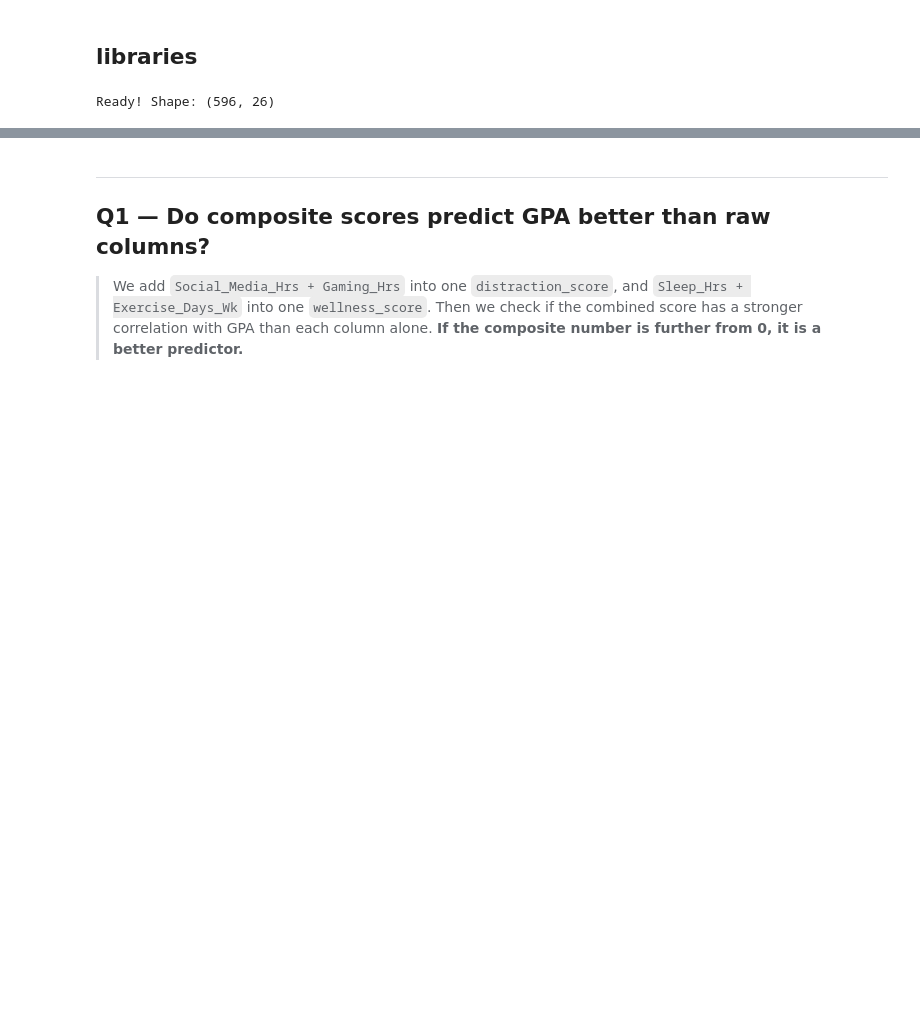
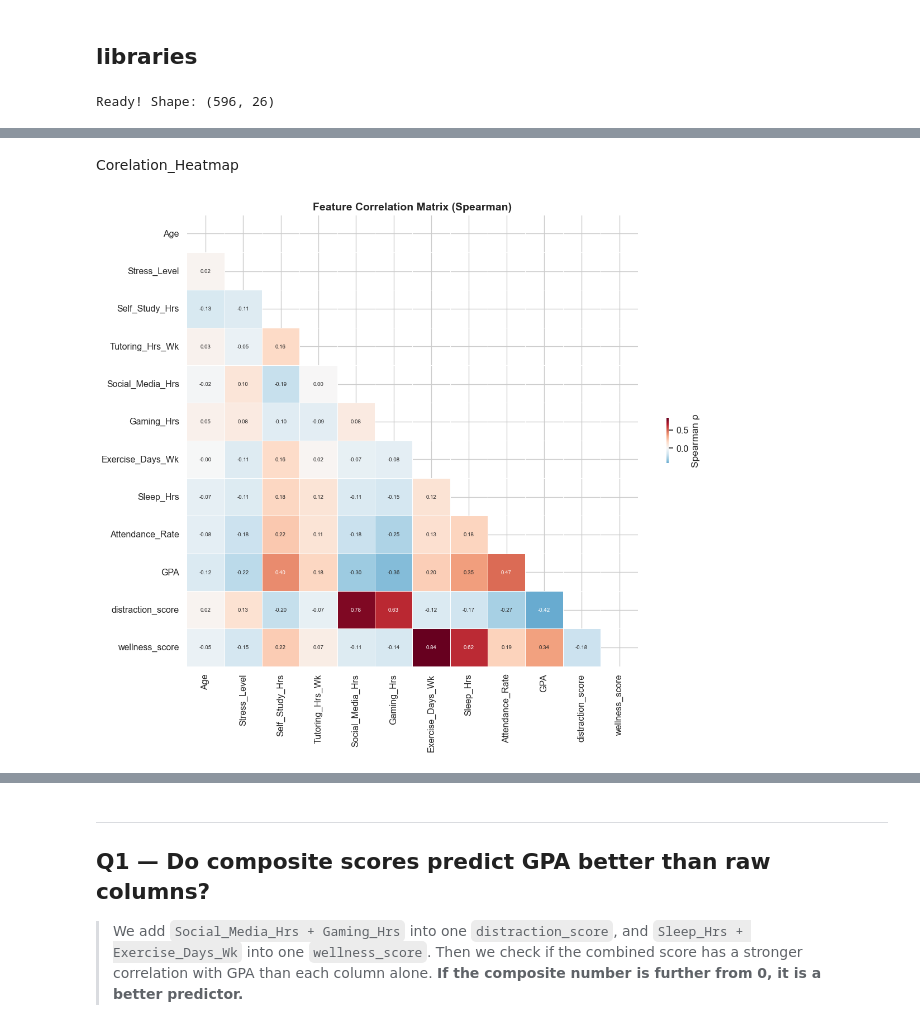
Before and after one commit to Superkai017/Academic-Predictor-machine-based-on-performance-, a Jupyter notebook: notebook/eda.ipynb, the cells around one changed output, grey strips where cells are left out. Drawn from its saved outputs; the diff is of its cells as text; code cells hidden in the pictures; blank space fills up the shorter version.

```diff
--- a/notebook/eda.ipynb
+++ b/notebook/eda.ipynb
@@ -43,0 +165,14 @@ Ready! Shape: (596, 26)
+# %% [markdown]
+Corelation_Heatmap
+# %%
+num = df.select_dtypes(include=np.number)
+corr = num.corr(method="spearman")
+fig, ax = plt.subplots(figsize=(12, 10))
+mask = np.triu(np.ones_like(corr, dtype=bool))
+sns.heatmap(corr, mask=mask, cmap="RdBu_r", center=0, annot=True, fmt=".2f",
+            annot_kws={"size": 7}, square=True, linewidths=0.5,
+            cbar_kws={"shrink": 0.1, "label": "Spearman ρ"}, ax=ax)
+ax.set_title("Feature Correlation Matrix (Spearman)", fontsize=14, fontweight="bold")
+plt.tight_layout(); plt.show()
+# %% [output]
+[figure, added]
```
Also changed, not shown: parts of 9 cells of this notebook.
